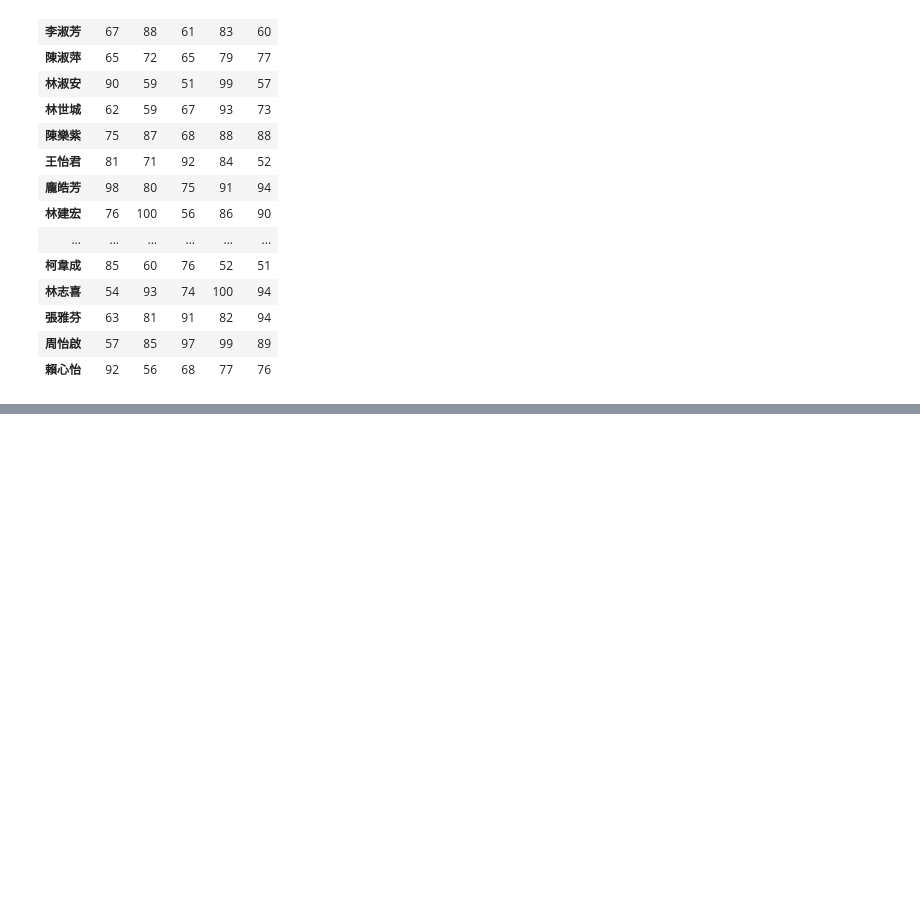
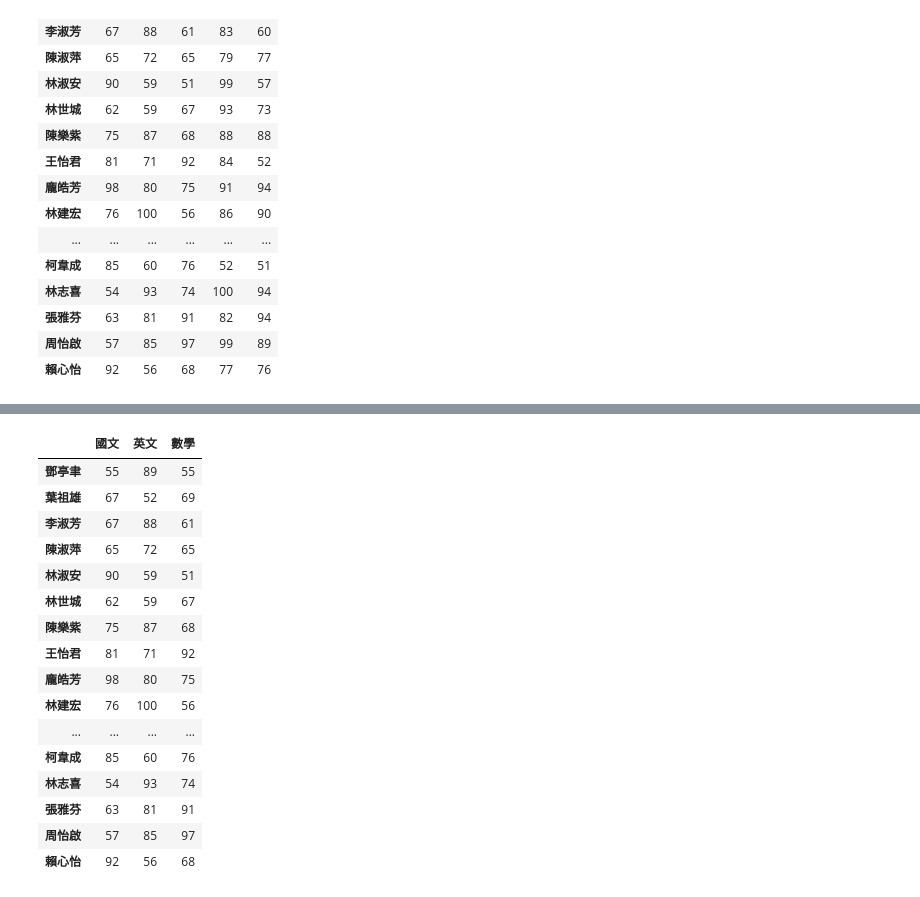
Before and after one commit to kxyzqo/20240731, a Jupyter notebook: lesson14/lesson14_4.ipynb, the cells around one changed output, grey strips where cells are left out. Saved outputs shown, nothing was run; the diff lists cells and outputs as text; code cells hidden in the pictures; blank space fills up the shorter version.

```diff
--- a/lesson14/lesson14_4.ipynb
+++ b/lesson14/lesson14_4.ipynb
@@ -23,0 +45,21 @@ df
+# %%
+#選取多個欄位
+df[['國文','英文','數學']]
+# %% [output]
+|  | 國文 | 英文 | 數學 |
+| 鄧亭聿 | 55 | 89 | 55 |
+| 葉祖雄 | 67 | 52 | 69 |
+| 李淑芳 | 67 | 88 | 61 |
+| 陳淑萍 | 65 | 72 | 65 |
+| 林淑安 | 90 | 59 | 51 |
+| 林世城 | 62 | 59 | 67 |
+| 陳樂紫 | 75 | 87 | 68 |
+| 王怡君 | 81 | 71 | 92 |
+| 龐皓芳 | 98 | 80 | 75 |
+| 林建宏 | 76 | 100 | 56 |
+| ... | ... | ... | ... |
+| 柯韋成 | 85 | 60 | 76 |
+| 林志喜 | 54 | 93 | 74 |
+| 張雅芬 | 63 | 81 | 91 |
+| 周怡啟 | 57 | 85 | 97 |
+| 賴心怡 | 92 | 56 | 68 |
```
Also changed, not shown: parts of 2 cells of this notebook.
